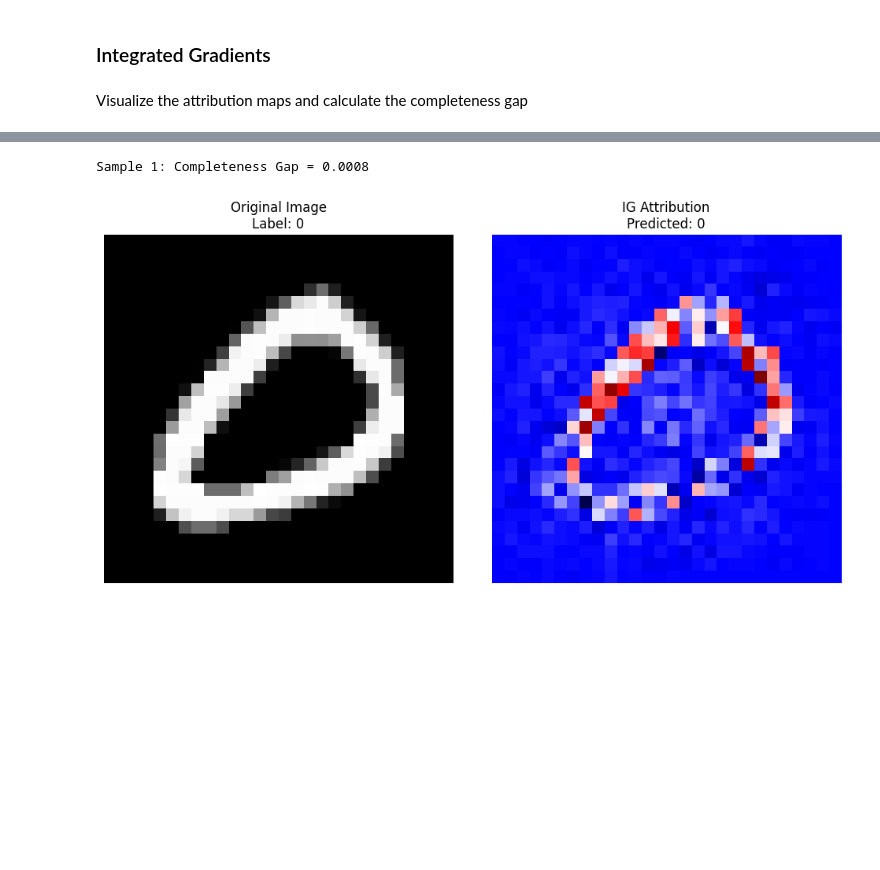
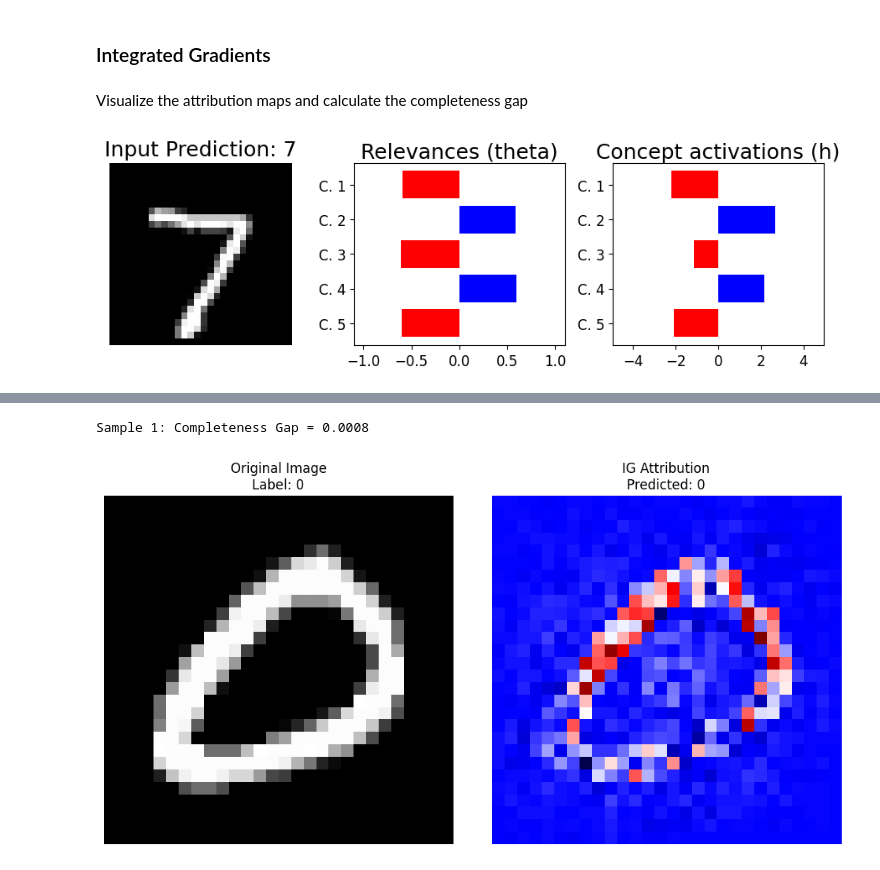
Before and after one commit to Ggenoni/SENN, a Jupyter notebook: training_SNEE.ipynb, the cells around one changed output, grey strips where cells are left out. Drawn from its saved outputs; the diff is of its cells as text; code cells hidden in the pictures; blank space fills up the shorter version.

```diff
--- a/training_SNEE.ipynb
+++ b/training_SNEE.ipynb
@@ -385,3 +384,7 @@ total_samples = len(dataset)
 
 # Randomly pick indices for the samples
 random_indices = torch.randint(0, total_samples, (num_samples,)).tolist()
+# %%
+show_explanations(mnist_SENN, mnist_test_dl, 'mnist', num_explanations=10, selected_indices=[0])
+# %% [output]
+[figure, added]
```
Also changed, not shown: parts of 10 cells of this notebook.
